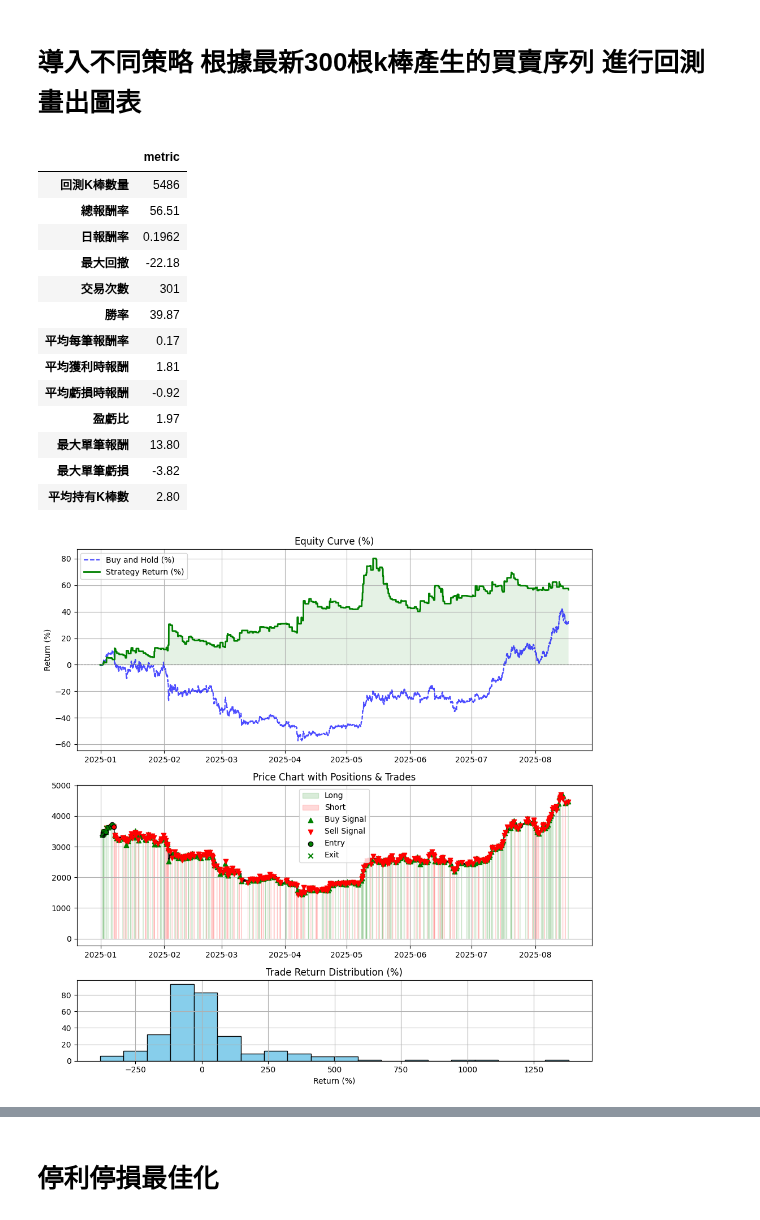
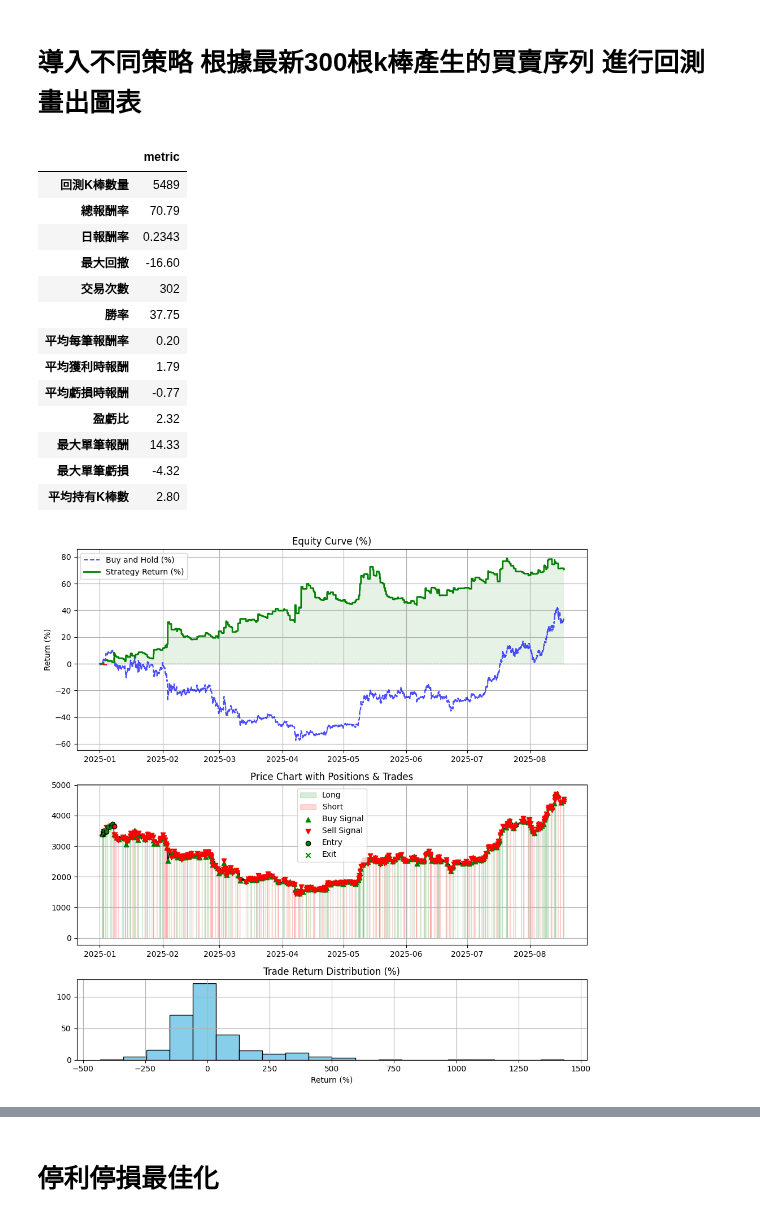
Before and after one commit to skywalker0803r/Vedanta, a Jupyter notebook: backtest_usage.ipynb, the cells around one changed output, grey strips where cells are left out. Drawn from its saved outputs; the diff is of its cells as text; code cells hidden in the pictures.

```diff
--- a/backtest_usage.ipynb
+++ b/backtest_usage.ipynb
@@ -7,46 +7,46 @@ from Plot.plot import display_trades_log_as_html,plot_backtest_result
 from IPython.display import HTML
 import pandas as pd
 from datetime import datetime,timedelta
 import warnings
 warnings.filterwarnings('ignore')
 import numpy as np
 np.random.seed(42)  # ✅ 固定隨機性（可重現性）
 import random
 random.seed(42)
 
-df_signals = turtle_strategy_filter.get_signals('ETHUSDT','1h',datetime.now(),5486)
+df_signals = turtle_strategy_filter.get_signals('ETHUSDT','1h',datetime.now(),5489)
 
 result = backtest_signals(
     df_signals.copy(),
     initial_capital = 1000000, # 1000台幣
     fee_rate = 0.0000, # 合約手續費
     leverage = 1, # 槓桿
     allow_short = True, # 是否做空
     stop_loss = None,       # 停損閾值，例如0.05代表5%
     take_profit = None,     # 停利閾值
     capital_ratio = 1, # 每次使用的資金佔比
     max_hold_bars = 100000,# 最大持有K棒數
-    delay_entry=True
+    delay_entry=False
     )
 display(pd.DataFrame(result['metric'],index=['metric']).T)
 html_output = display_trades_log_as_html(result['trades_log'][-10:])
 plot_backtest_result(result)
 display(HTML(html_output))
 display(df_signals.loc[df_signals['signal']!=0,['timestamp','signal','close','reason','stop_loss']].tail(10).style.background_gradient())
 # %% [output]
 |  | metric |
-| 回測K棒數量 | 5486 |
-| 總報酬率 | 56.51 |
-| 日報酬率 | 0.1962 |
-| 最大回撤 | -22.18 |
-| 交易次數 | 301 |
-| 勝率 | 39.87 |
-| 平均每筆報酬率 | 0.17 |
-| 平均獲利時報酬 | 1.81 |
-| 平均虧損時報酬 | -0.92 |
-| 盈虧比 | 1.97 |
-| 最大單筆報酬 | 13.80 |
-| 最大單筆虧損 | -3.82 |
+| 回測K棒數量 | 5489 |
+| 總報酬率 | 70.79 |
+| 日報酬率 | 0.2343 |
+| 最大回撤 | -16.60 |
+| 交易次數 | 302 |
+| 勝率 | 37.75 |
+| 平均每筆報酬率 | 0.20 |
+| 平均獲利時報酬 | 1.79 |
+| 平均虧損時報酬 | -0.77 |
+| 盈虧比 | 2.32 |
+| 最大單筆報酬 | 14.33 |
+| 最大單筆虧損 | -4.32 |
 | 平均持有K棒數 | 2.80 |
-[figure, old version]
+[figure, new version]
 | Trade # | Type | Date/Time | Signal | Price | Position size | P&L | Run-up | Drawdown | Cumulative P&L |
```
Also changed, not shown: parts of 2 cells of this notebook, 3 other files.
